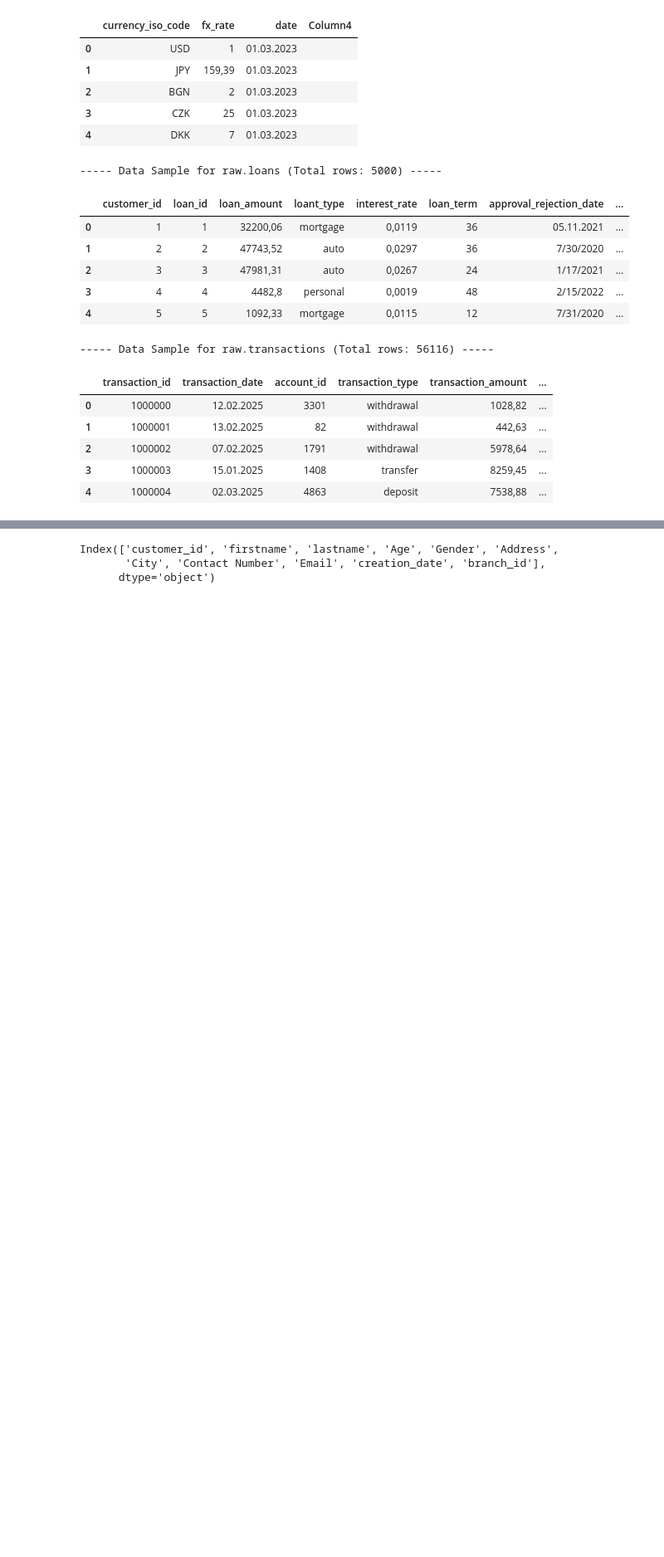
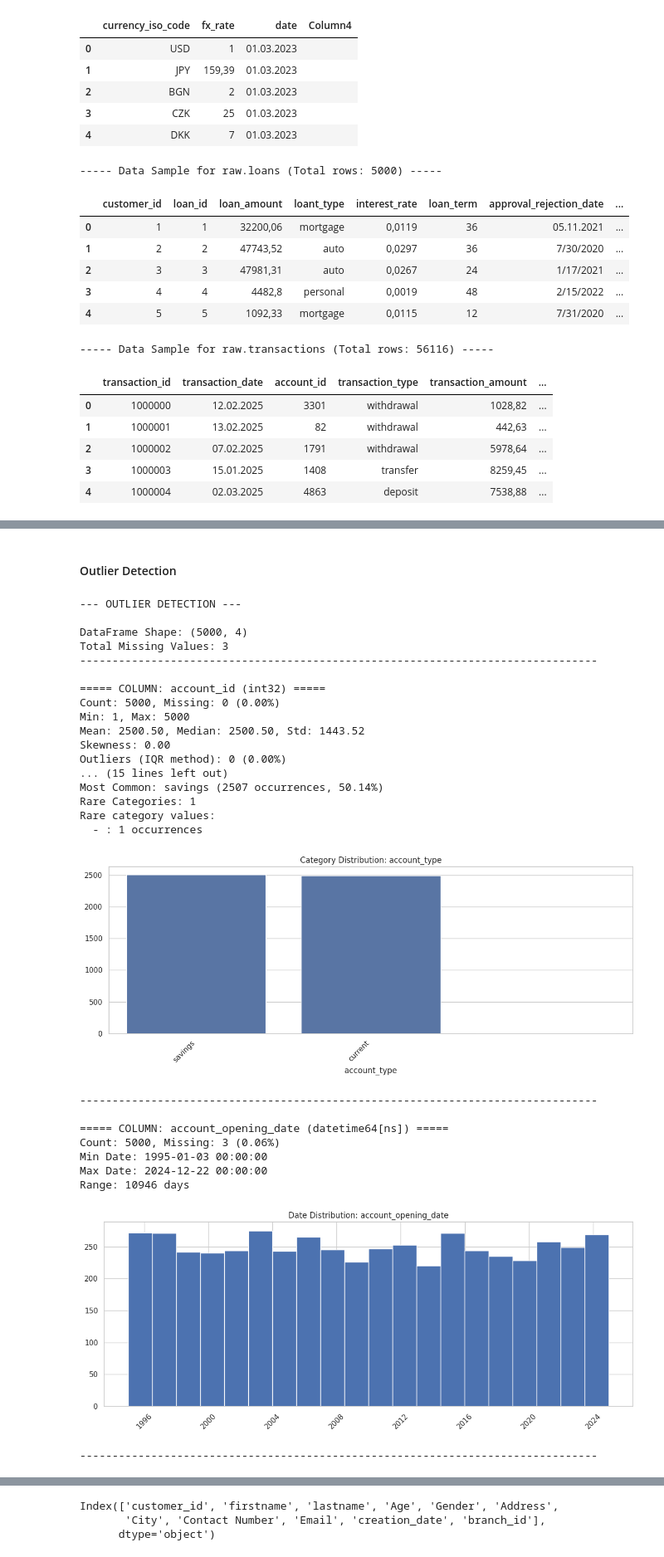
Before and after one commit to moyscheheizmann/varengold_dbt_case, a Jupyter notebook: notebooks/data_exploration.ipynb, the cells around one changed output, grey strips where cells are left out. Shown at 83% size. Saved outputs shown, nothing was run; the diff lists cells and outputs as text; code cells hidden in the pictures; blank space fills up the shorter version.

```diff
--- a/notebooks/data_exploration.ipynb
+++ b/notebooks/data_exploration.ipynb
@@ -1230,0 +306,11 @@ def count_digits_in_column(df, column_name):
+# %%
+print("\n--- DATA CLEANING ---\n")
+cleaner_accounts = DataCleaner(accounts_df)
+cleaned_accounts_df = cleaner_accounts.clean_dataframe()
+
+print(f"Before cleaning shape: {accounts_df.shape}")
+print(f"After cleaning shape: {cleaned_accounts_df.shape}")
+print("\nBefore cleaning dtypes:")
+print(accounts_df.dtypes)
+print("\nAfter cleaning dtypes:")
+print(cleaned_accounts_df.dtypes)
@@ -1230,0 +404,35 @@ def count_digits_in_column(df, column_name):
+# %% [markdown]
+#### Outlier Detection
+# %%
+print("\n--- OUTLIER DETECTION ---\n")
+outlier_detector_accounts = OutlierDetector(cleaned_accounts_df)
+outlier_results_accounts = outlier_detector_accounts.analyze_dataframe()
+outlier_detector_accounts.display_outlier_analysis(outlier_results_accounts)
+# %% [output]
+--- OUTLIER DETECTION ---
+
+DataFrame Shape: (5000, 4)
+Total Missing Values: 3
+--------------------------------------------------------------------------------
+
+===== COLUMN: account_id (int32) =====
+Count: 5000, Missing: 0 (0.00%)
+Min: 1, Max: 5000
+Mean: 2500.50, Median: 2500.50, Std: 1443.52
+Skewness: 0.00
+Outliers (IQR method): 0 (0.00%)
+... (15 lines left out)
+Most Common: savings (2507 occurrences, 50.14%)
+Rare Categories: 1
+Rare category values:
+  - : 1 occurrences
+[figure, added]
+--------------------------------------------------------------------------------
+
+===== COLUMN: account_opening_date (datetime64[ns]) =====
+Count: 5000, Missing: 3 (0.06%)
+Min Date: 1995-01-03 00:00:00
+Max Date: 2024-12-22 00:00:00
+Range: 10946 days
+[figure, added]
+--------------------------------------------------------------------------------
```
Also changed, not shown: parts of 152 cells of this notebook, 1 other file.
